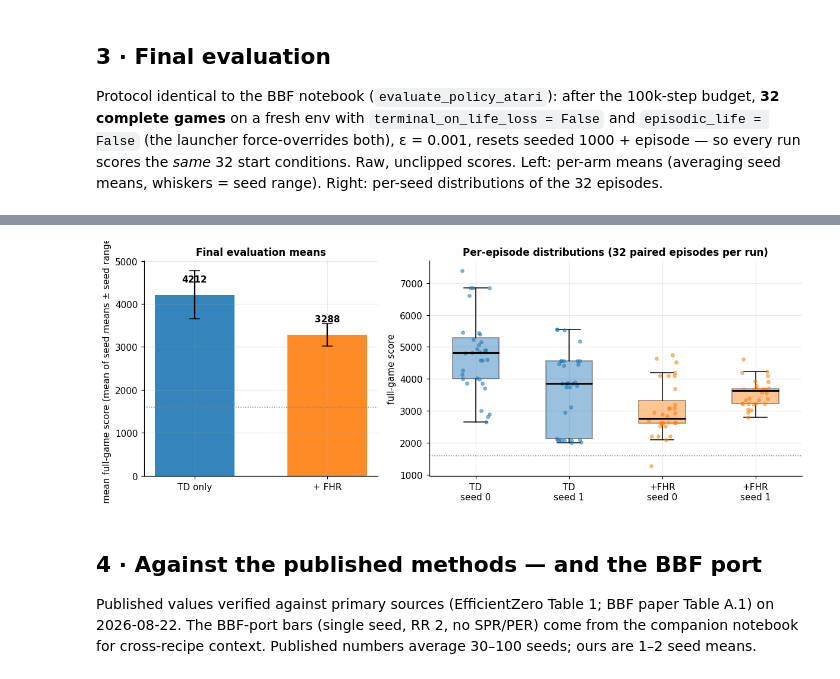
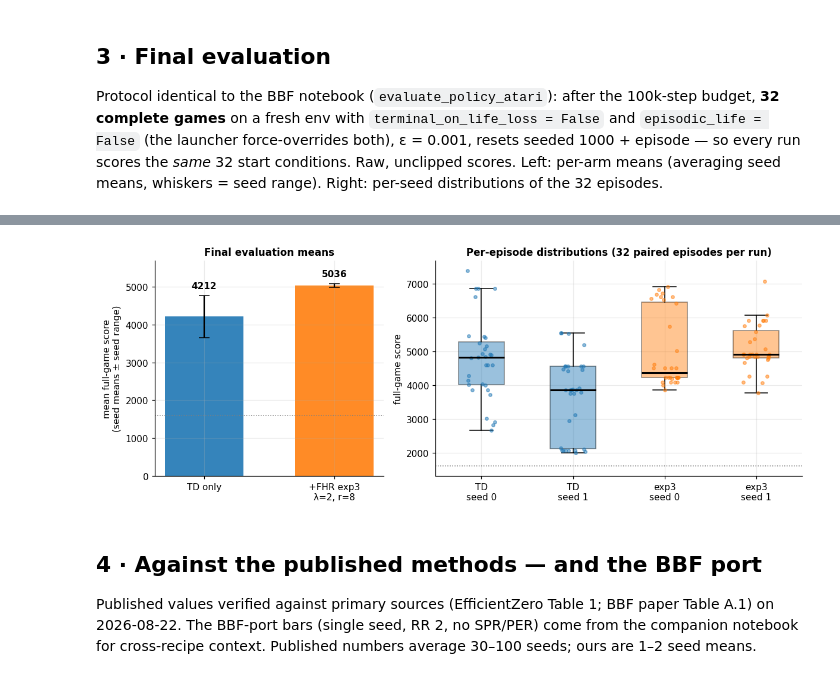
Before and after one commit to Souparna-Mandal/Low-Rank-RL-TL, a Jupyter notebook: experiments/atari/dqn_krull/exp_effrainbow_fhr_krull_results.ipynb, the cells around one changed output, grey strips where cells are left out. Cells and saved outputs as stored; diff of their text form; code cells hidden in the pictures.

```diff
--- a/experiments/atari/dqn_krull/exp_effrainbow_fhr_krull_results.ipynb
+++ b/experiments/atari/dqn_krull/exp_effrainbow_fhr_krull_results.ipynb
@@ -175,25 +213,37 @@ budget, **32 complete games** on a fresh env with `terminal_on_life_loss = False
 scores. Left: per-arm means (averaging seed means, whiskers = seed range). Right:
 per-seed distributions of the 32 episodes.
 # %%
-arms = ["baseline", "exp1"]
-fig, (a1, a2) = plt.subplots(1, 2, figsize=(11, 4.2), width_ratios=[1, 1.6])
+arms = [a for a in ARMS if any((a, s) in DATA for s in SEEDS)]
+
+def _short(arm):
+    if arm == "baseline":
+        return "TD only"
+    ov = _overrides(arm)
+    tag = f"+FHR {arm}\nλ={ov.get('fhr_weight', '?')}, r={ov.get('fhr_order', '?')}"
+    return tag + ("\n+rlags" if ov.get("reward_lags") else "")
+
+fig, (a1, a2) = plt.subplots(1, 2, figsize=(5.5 + 2.75 * len(arms), 4.2),
+                             width_ratios=[1, 1.6])
+ymax = 0.0
 for i, arm in enumerate(arms):
-    seed_means = [DATA[(arm, s)]["eval"][0].mean() for s in ("0", "1")
+    seed_means = [DATA[(arm, s)]["eval"][0].mean() for s in SEEDS
                   if (arm, s) in DATA]
     col = ARM_META[arm][1]
-    m = np.mean(seed_means)
+    m, top = np.mean(seed_means), max(seed_means)
     a1.bar(i, m, color=col, width=0.6, alpha=0.9,
-           yerr=[[m - min(seed_means)], [max(seed_means) - m]], capsize=6)
-    a1.annotate(f"{m:.0f}", (i, m), ha="center", va="bottom", fontweight="bold",
-                xytext=(0, 12), textcoords="offset points")
+           yerr=[[m - min(seed_means)], [top - m]], capsize=6)
+    a1.annotate(f"{m:.0f}", (i, top), ha="center", va="bottom",
+                fontweight="bold", xytext=(0, 6), textcoords="offset points")
+    ymax = max(ymax, top)
+a1.set_ylim(0, ymax * 1.12)
 a1.axhline(1598.0, color="gray", ls=":", lw=1)
-a1.set(xticks=range(2), xticklabels=["TD only", "+ FHR"],
-       ylabel="mean full-game score (mean of seed means ± seed range)",
+a1.set(xticks=range(len(arms)), xticklabels=[_short(a) for a in arms],
+       ylabel="mean full-game score\n(seed means ± seed range)",
        title="Final evaluation means")
 pos, labels = 0, []
 rng = np.random.default_rng(0)
 for arm in arms:
-    for s in ("0", "1"):
+    for s in SEEDS:
         if (arm, s) not in DATA:
             continue
         d = DATA[(arm, s)]
@@ -203,14 +253,14 @@ for arm in arms:
         bp["boxes"][0].set(facecolor=d["colour"], alpha=0.45)
         a2.plot(pos + rng.uniform(-0.15, 0.15, len(sc)), sc, "o", ms=3.5,
                 alpha=0.5, color=d["colour"])
-        labels.append(f"{'TD' if arm == 'baseline' else '+FHR'}\nseed {s}")
+        labels.append(f"{'TD' if arm == 'baseline' else arm}\nseed {s}")
         pos += 1
 a2.axhline(1598.0, color="gray", ls=":", lw=1)
 a2.set(xticks=range(pos), xticklabels=labels, ylabel="full-game score",
        title="Per-episode distributions (32 paired episodes per run)")
 for (arm, s), d in DATA.items():
     sc = d["eval"][0]
-    print(f"{d['label']:34s} seed {s}: mean {sc.mean():7.1f}  "
+    print(f"{d['label']:44s} seed {s}: mean {sc.mean():7.1f}  "
           f"median {np.median(sc):7.1f}  std {sc.std(ddof=1):7.1f}  "
           f"min {sc.min():6.0f}  max {sc.max():6.0f}")
 plt.tight_layout()
@@ -222,4 +272,4 @@ EfficientRainbow + FHR (λ=0.5, r=2) seed 1: mean  3549.7  median  3630.0  std
-[figure, old version]
+[figure, new version]
 # %% [markdown]
 ## 4 · Against the published methods — and the BBF port
 
```
Also changed, not shown: parts of 15 cells of this notebook, 3 other files.
